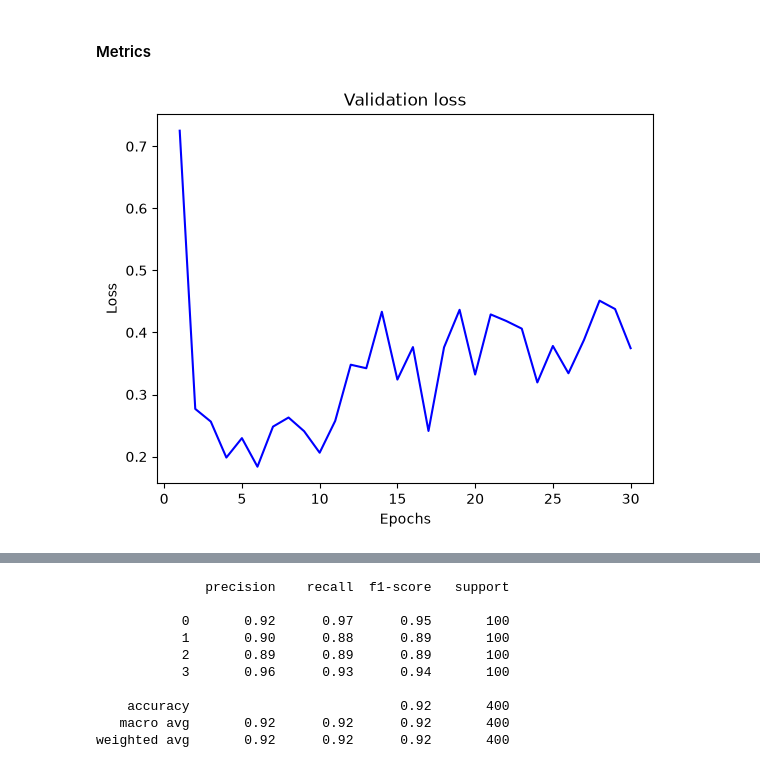
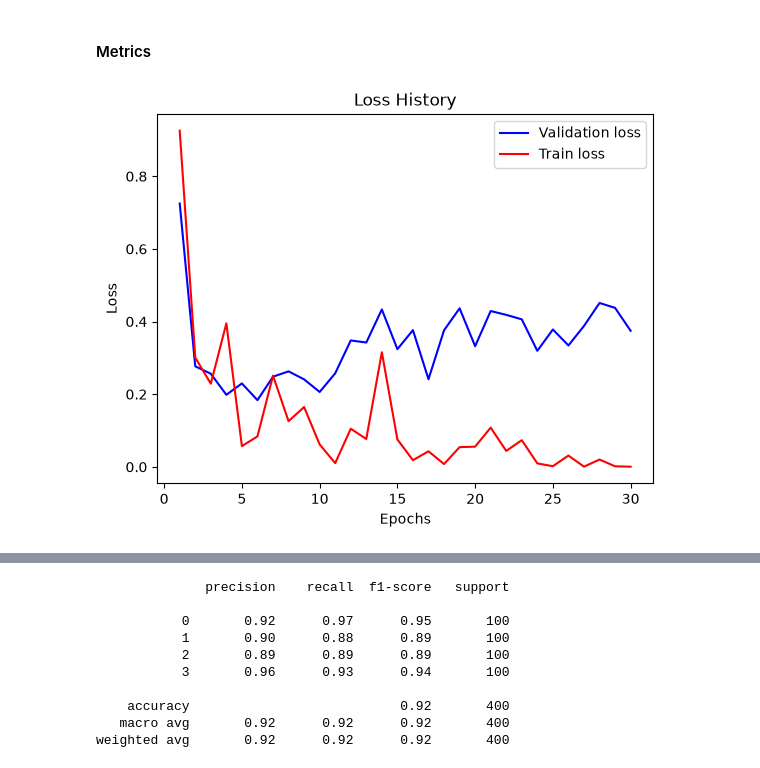
Before and after one commit to leejsya/MLProgramming, a Jupyter notebook: week8/DL_Mobile_Classification.ipynb, the cells around one changed output, grey strips where cells are left out. Saved outputs shown, nothing was run; the diff lists cells and outputs as text; code cells hidden in the pictures.

```diff
--- a/week8/DL_Mobile_Classification.ipynb
+++ b/week8/DL_Mobile_Classification.ipynb
@@ -19,7 +19,7 @@ import seaborn as sns
 # %% [markdown]
 #### Preprocessing
 # %%
-df = pd.read_csv("./mobile.csv")
+df = pd.read_csv("./Data/mobile.csv")
 df.head()
 # %% [output]
 |  | battery_power | blue | clock_speed | dual_sim | fc | four_g | int_memory | m_dep | mobile_wt | ... |
@@ -309,7 +335,7 @@ def Train_Loop(dataloader, model, loss_fn, epochs, optimizer, min_loss):
 min_loss = float('inf')
 
 # epochs=30으로 모델 training
-min_loss, loss_history, acc_history, all_preds, all_labels = Train_Loop(
+min_loss, history_dict, all_preds, all_labels = Train_Loop(
     train_dataloader,
     model,
     loss_fn,
@@ -354,12 +380,14 @@ test loss: 0.1683, test acc: 0.9275
 #### Metrics
 # %%
 # 학습 중 epoch에 따라 loss의 변화를 기록하여 나타낸 그래프
-plt.plot(range(1, len(loss_history)+1), loss_history, 'b', label="Validation loss")
-plt.title("Validation loss")
+plt.plot(range(1, len(history_dict["VLH"])+1), history_dict["VLH"], 'b', label="Validation loss")
+plt.plot(range(1, len(history_dict["TLH"])+1), history_dict["TLH"], 'r', label="Train loss")
+plt.title("Loss History")
 plt.xlabel("Epochs")
 plt.ylabel("Loss")
+plt.legend()
 plt.show()
 # %% [output]
-[figure, old version]
+[figure, new version]
 # %%
 # 학습 중 epoch에 따라 accuracy의 변화를 기록하여 나타낸 그래프
```
Also changed, not shown: parts of 3 cells of this notebook.
